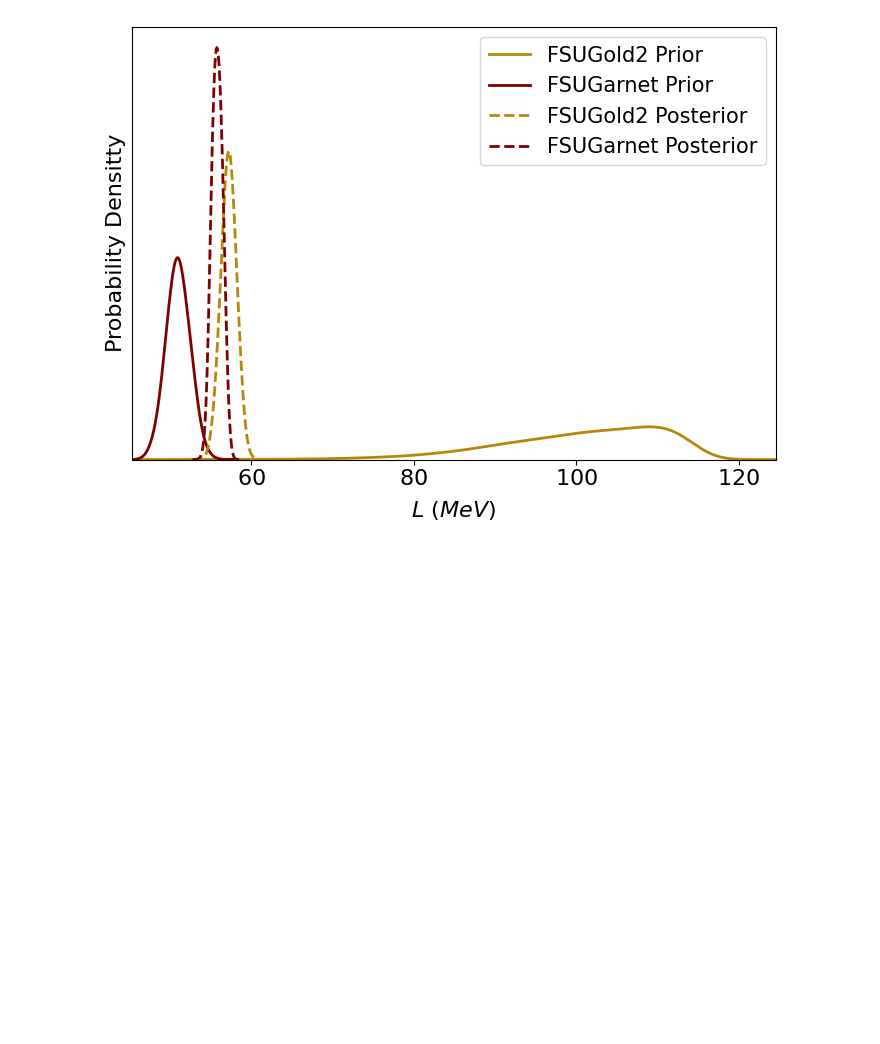
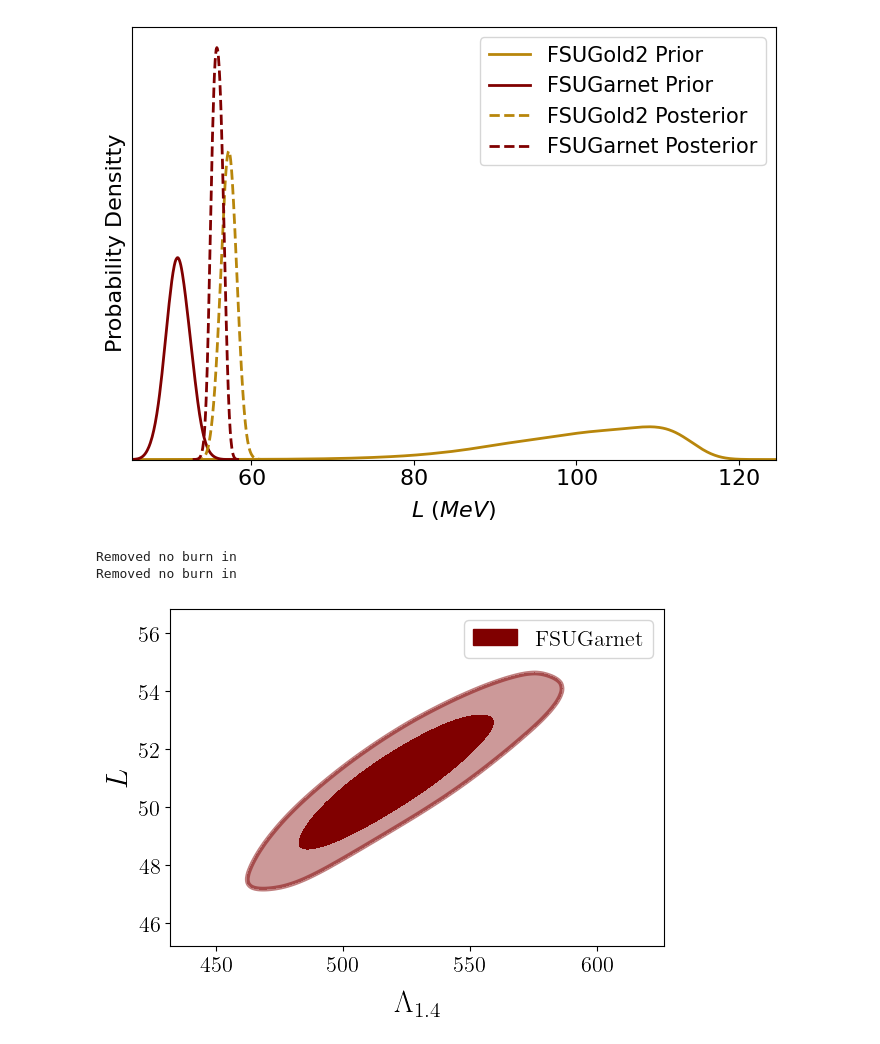
Before and after one commit to torquteam/FSU_NS_CODE, a Jupyter notebook: Python_and_outputs/MCMCpaper.ipynb, the cells around one changed output. Saved outputs shown, nothing was run; the diff lists cells and outputs as text; code cells hidden in the pictures; blank space fills up the shorter version.

Commit message:
defense plots

```diff
--- a/Python_and_outputs/MCMCpaper.ipynb
+++ b/Python_and_outputs/MCMCpaper.ipynb
@@ -941,3 +941,46 @@ Removed no burn in
 Removed no burn in
 Removed no burn in
 [figure]
+# %%
+plt.rcParams.update({
+    'text.usetex': True,
+    'font.family': 'serif',
+    'font.serif': ['Computer Modern'],
+    'font.size': 14,
+    'axes.titlesize': 14,
+    'axes.labelsize': 16,
+    'xtick.labelsize': 17,
+    'ytick.labelsize': 17,
+    'legend.fontsize': 16,
+    'text.latex.preamble': r'\usepackage{bm}',
+})
+
+cols = [3,4,5,6,7,8,12,13]
+priorGARNET = priorgarnet[:,cols]
+postGARNET_X = postgarnet_X[:,cols]
+
+names = ['K', 'J', 'L', 'zeta','R1.44','R2.08','TD1.4','Mmax']
+labels =  ['K_0', 'J_0', 'L', r'\zeta',r'R_{1.44}',r'R_{2.08}',r'\Lambda_{1.4}',r'M_\textrm{max}']
+samp_prior_garn = MCSamples(samples=priorGARNET,names = names, labels=labels)
+samp_postX_garn = MCSamples(samples=postGARNET_X,names = names, labels=labels)
+
+data = [samp_prior_garn]
+fillsett = [True]
+colorsett = ['maroon']
+linestyle = ['-']
+linesize = [2]
+
+f = plots.get_single_plotter()
+f.settings.title_limit_fontsize = 12
+f.settings.axes_fontsize = 16
+f.settings.axes_labelsize = 22
+f.settings.legend_fontsize = 16
+f.plot_2d(data,'TD1.4','L',no_label_no_numbers=True,filled=fillsett,colors=colorsett,ls=linestyle,lws=linesize)
+f.add_legend(legend_labels=['FSUGarnet'], legend_ncol=1)
+f._tight_layout()
+
+f.fig.savefig('Figure_Lcorr_defense.png',transparent=False,facecolor='white', pad_inches=0.5,bbox_inches='tight',dpi=500)
+# %% [output]
+Removed no burn in
+Removed no burn in
+[figure, added]
```
Also changed, not shown: 1 other file.
